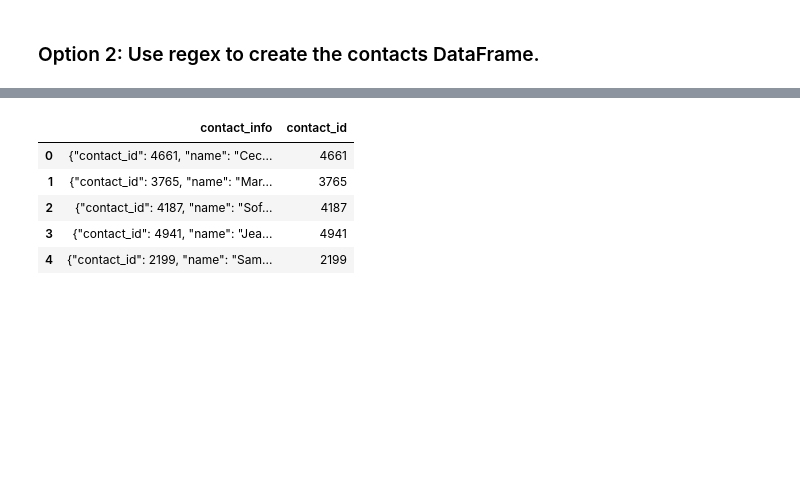
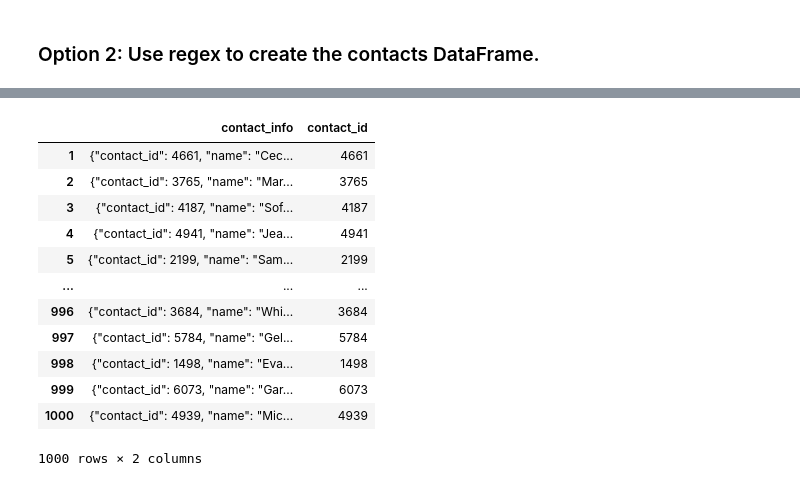
Before and after one commit to B-osborne1/Crowdfunding_ETL, a Jupyter notebook: ETL_Mini_Project_BOsborne.ipynb, the cells around one changed output, grey strips where cells are left out. Saved outputs shown, nothing was run; the diff lists cells and outputs as text; code cells hidden in the pictures; blank space fills up the shorter version.

```diff
--- a/ETL_Mini_Project_BOsborne.ipynb
+++ b/ETL_Mini_Project_BOsborne.ipynb
@@ -403,0 +400,7 @@ contact_info_df_copy.head()
+# %%
+    #Source: https://stackoverflow.com/questions/31328861/replacing-header-with-top-row#:~:text=new_header%20%3D%20df.iloc%20%23grab%20the%20first%20row%20for,%23set%20the%20header%20row%20as%20the%20df%20header
+
+new_header = contact_info_df_copy.iloc[0] #grab the first row for the header
+contact_info_df_copy = contact_info_df_copy[1:] #take the data less the header row
+contact_info_df_copy.columns = new_header #set the header row as the df header
+contact_info_df_copy.head()
@@ -404,11 +414,20 @@ contact_info_df_copy.head()
 # %%
 # Extract the four-digit contact ID number.
+contact_info_df_copy['contact_id'] = contact_info_df_copy['contact_info'].str.extract(r'(\b\d{4}\b)')
+contact_info_df_copy
 # %% [output]
 |  | contact_info | contact_id |
-| 0 | {"contact_id": 4661, "name": "Cec... | 4661 |
-| 1 | {"contact_id": 3765, "name": "Mar... | 3765 |
-| 2 | {"contact_id": 4187, "name": "Sof... | 4187 |
-| 3 | {"contact_id": 4941, "name": "Jea... | 4941 |
-| 4 | {"contact_id": 2199, "name": "Sam... | 2199 |
+| 1 | {"contact_id": 4661, "name": "Cec... | 4661 |
+| 2 | {"contact_id": 3765, "name": "Mar... | 3765 |
+| 3 | {"contact_id": 4187, "name": "Sof... | 4187 |
+| 4 | {"contact_id": 4941, "name": "Jea... | 4941 |
+| 5 | {"contact_id": 2199, "name": "Sam... | 2199 |
+| ... | ... | ... |
+| 996 | {"contact_id": 3684, "name": "Whi... | 3684 |
+| 997 | {"contact_id": 5784, "name": "Gel... | 5784 |
+| 998 | {"contact_id": 1498, "name": "Eva... | 1498 |
+| 999 | {"contact_id": 6073, "name": "Gar... | 6073 |
+| 1000 | {"contact_id": 4939, "name": "Mic... | 4939 |
+1000 rows × 2 columns
 # %%
 # Check the datatypes.
```
Also changed, not shown: parts of 24 cells of this notebook, 4 other files.
